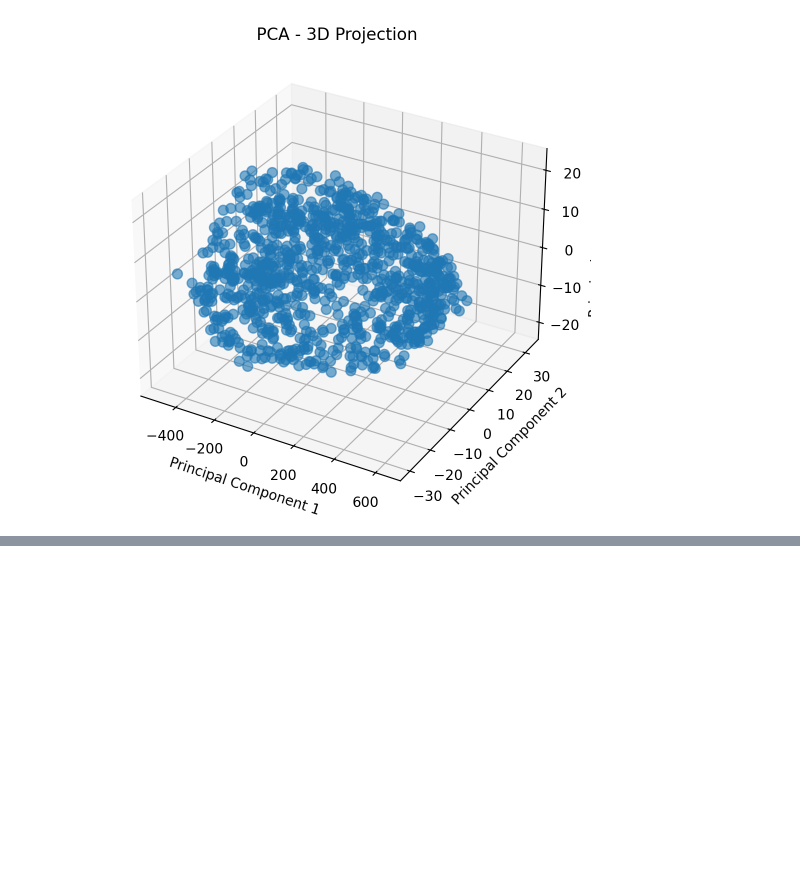
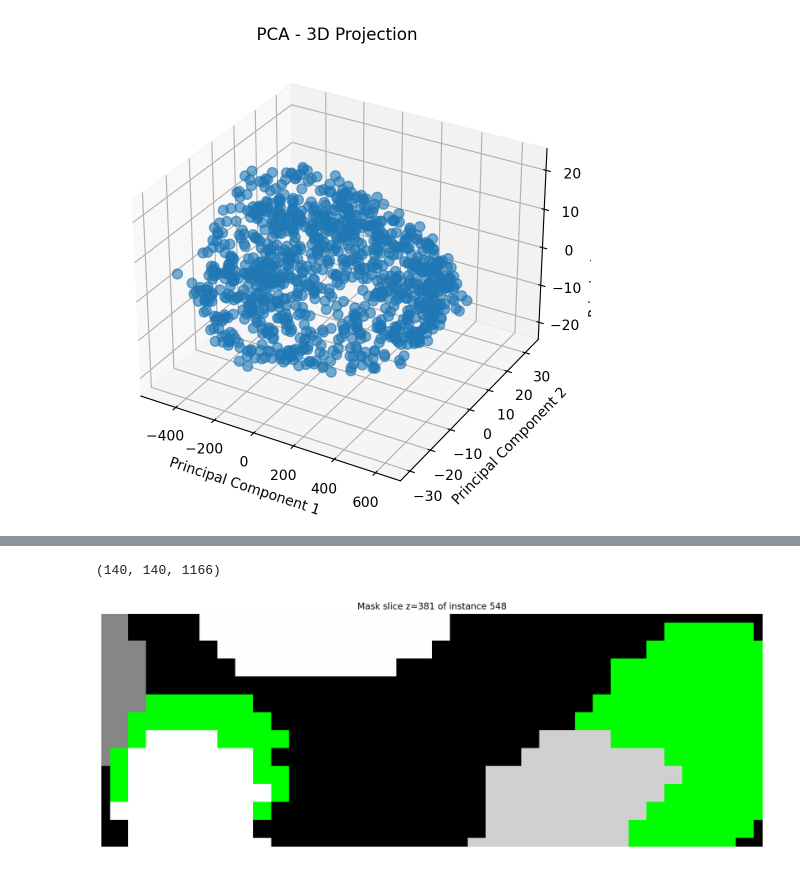
Before and after one commit to chrzzl/stardist, a Jupyter notebook: examples/worms/main.ipynb, the cells around one changed output, grey strips where cells are left out. Cells and saved outputs as stored; diff of their text form; code cells hidden in the pictures; blank space fills up the shorter version.

```diff
--- a/examples/worms/main.ipynb
+++ b/examples/worms/main.ipynb
@@ -310,7 +311,8 @@ print(diam)
 # %%
 features = InstanceFeatures(ic)
 features.extract_features(NUM_RAYS, USE_ANISOTROPY)
-features.representations
+representations = features.representations
+representations
 # %% [output]
 Created instance representations (dim = 9) from:
 - Relative centroids (dim = 3)
@@ -407,0 +426,15 @@ Based on shape (2) and position (4) representations we use metric learning to tr
+# %%
+distance_fails = []
+for (worm_id, instance_id), representation in representations.items():
+    if 0 in set(representation[3:]):
+        distance_fails.append((worm_id, instance_id))
+        abs_centroid = ic.all_instances[(worm_id, instance_id)].absolute_centroid
+        rounded_centroid = np.round(abs_centroid).astype(int)
+
+        # Check mask value at center pixel
+        mask = ic.instance_masks[worm_id]
+        val = mask[rounded_centroid[0], rounded_centroid[1], rounded_centroid[2]]
+        if val == 0:
+            print(f"Instance {(worm_id, instance_id)} center pixel {rounded_centroid} is background!")
+
+len(distance_fails)
@@ -407,0 +460,39 @@ Based on shape (2) and position (4) representations we use metric learning to tr
+# %%
+from matplotlib.colors import ListedColormap
+
+# A function that plot a given slice of a mask
+def plot_slice(worm_id, instance_id, z_slice):
+    mask = ic.instance_masks[worm_id]
+    instance = ic.all_instances[(worm_id, instance_id)]
+    box_min = instance.bounding_min
+    box_max = instance.bounding_max
+    box_limits = (box_min[1], box_max[1], box_min[0], box_max[0])
+    print(mask.shape)
+
+    # Determine the maximum value in the segmentation mask
+    max_value = np.max(mask[:,:,z_slice])
+    # Create a grayscale colormap with the maximum value
+    colors = plt.cm.gray(np.linspace(0, 1, max_value + 1))
+    # Set the color for a specific value (e.g., 99) to green
+    colors[instance_id] = [0, 1, 0, 1]  # Green color
+    # Create a custom colormap
+    custom_colormap = ListedColormap(colors)
+
+    # Plot the segmentation mask
+    plt.figure(figsize=(16,10))
+    plt.imshow(mask[:,:,z_slice], cmap=custom_colormap, vmin=0, vmax=max_value)
+    plt.axis('off')
+    plt.title(f'Mask slice z={z_slice} of instance {instance_id}')
+    plt.xlim(box_limits[0], box_limits[1])
+    plt.ylim(box_limits[2], box_limits[3])
+    plt.show()
+
+
+# (2, 548)
+worm_id = 2
+instance_id = 548
+z_slice = 381
+plot_slice(worm_id, instance_id, z_slice)
+# %% [output]
+(140, 140, 1166)
+[figure, added]
```
Also changed, not shown: parts of 11 cells of this notebook.
